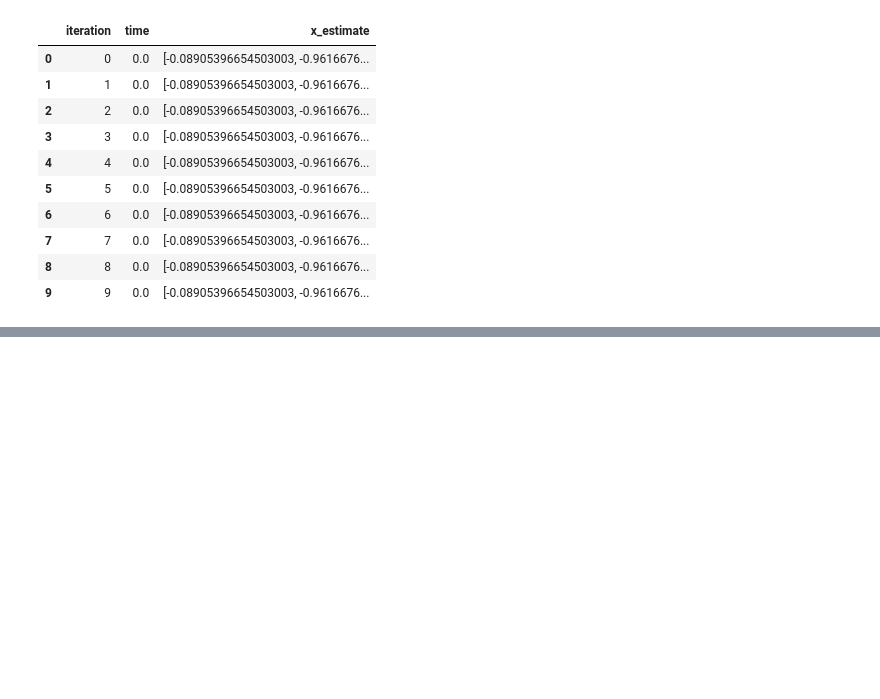
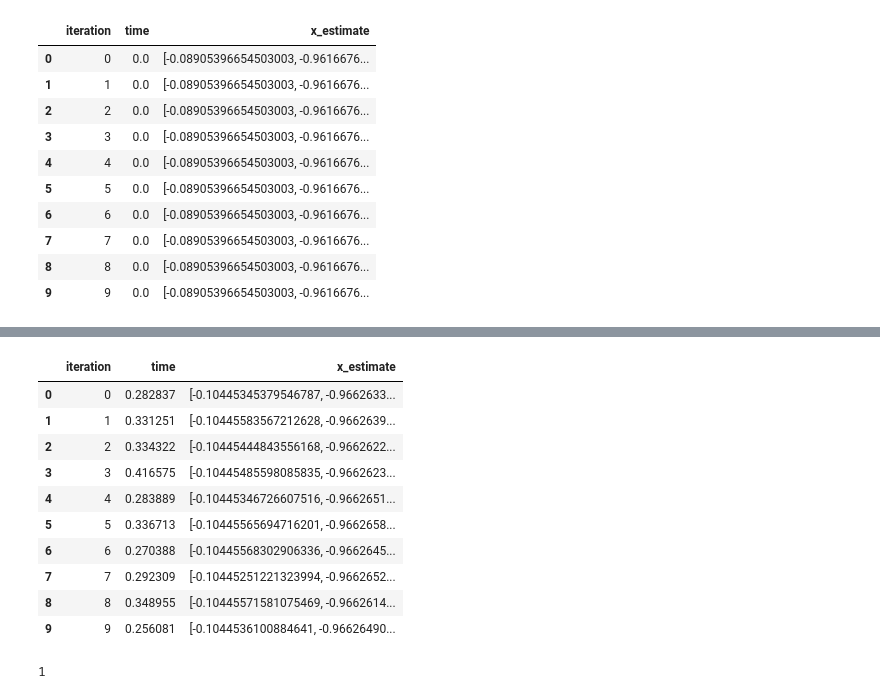
Before and after one commit to LakBoonJun1/DSA4288, a Jupyter notebook: Notebook/OLS.ipynb, the cells around one changed output, grey strips where cells are left out. Drawn from its saved outputs; the diff is of its cells as text; code cells hidden in the pictures; blank space fills up the shorter version.

```diff
--- a/Notebook/OLS.ipynb
+++ b/Notebook/OLS.ipynb
@@ -1340,0 +1466,32 @@ time_OLS_df2
+# %%
+iterations = 10
+results = []
+
+for i in range(iterations):
+    start_time = time.time()
+    x_ols, _ = fast_least_squares_sgd_with_intercept_no_sketch(X, y)
+    end_time = time.time()
+    iteration_time = end_time - start_time
+
+    results.append({'iteration': i, 'time': iteration_time, 'x_estimate' : x_ols})
+
+# Create a new DataFrame with the results
+time_OLS_sketch_modified_df2 = pd.DataFrame(results)
+# %%
+time_OLS_sketch_modified_df2
+# %% [output]
+|  | iteration | time | x_estimate |
+| 0 | 0 | 0.282837 | [-0.10445345379546787, -0.9662633... |
+| 1 | 1 | 0.331251 | [-0.10445583567212628, -0.9662639... |
+| 2 | 2 | 0.334322 | [-0.10445444843556168, -0.9662622... |
+| 3 | 3 | 0.416575 | [-0.10445485598085835, -0.9662623... |
+| 4 | 4 | 0.283889 | [-0.10445346726607516, -0.9662651... |
+| 5 | 5 | 0.336713 | [-0.10445565694716201, -0.9662658... |
+| 6 | 6 | 0.270388 | [-0.10445568302906336, -0.9662645... |
+| 7 | 7 | 0.292309 | [-0.10445251221323994, -0.9662652... |
+| 8 | 8 | 0.348955 | [-0.10445571581075469, -0.9662614... |
+| 9 | 9 | 0.256081 | [-0.1044536100884641, -0.96626490... |
+# %%
+non_zero_entries
+# %% [output]
+1
```
Also changed, not shown: parts of 11 cells of this notebook.
